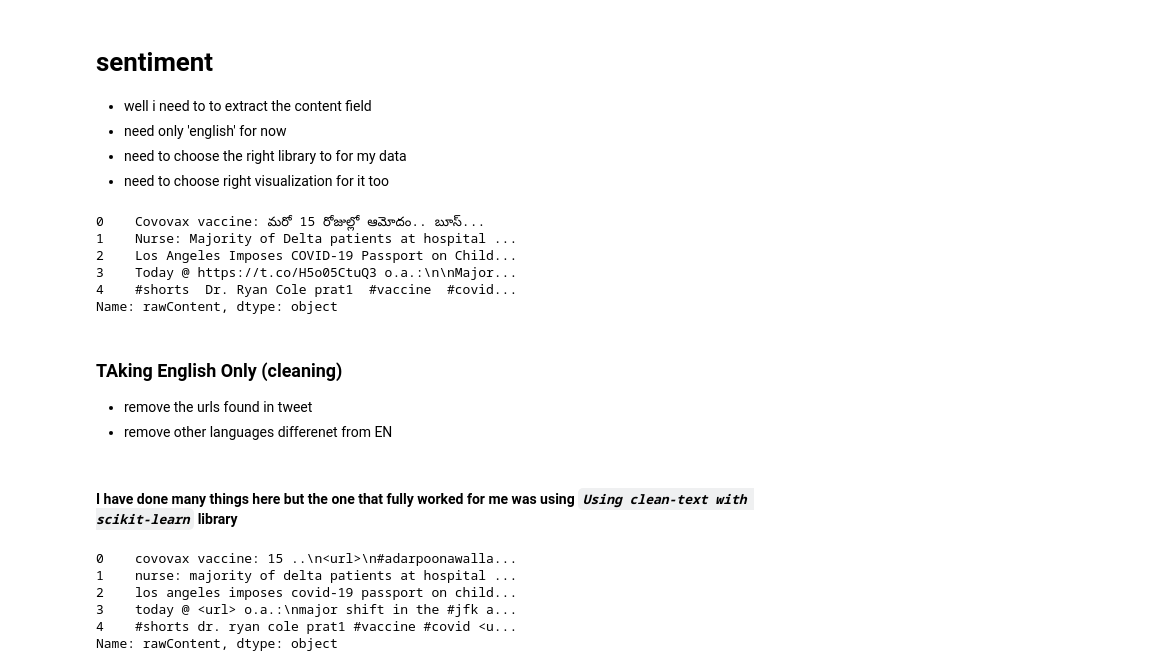
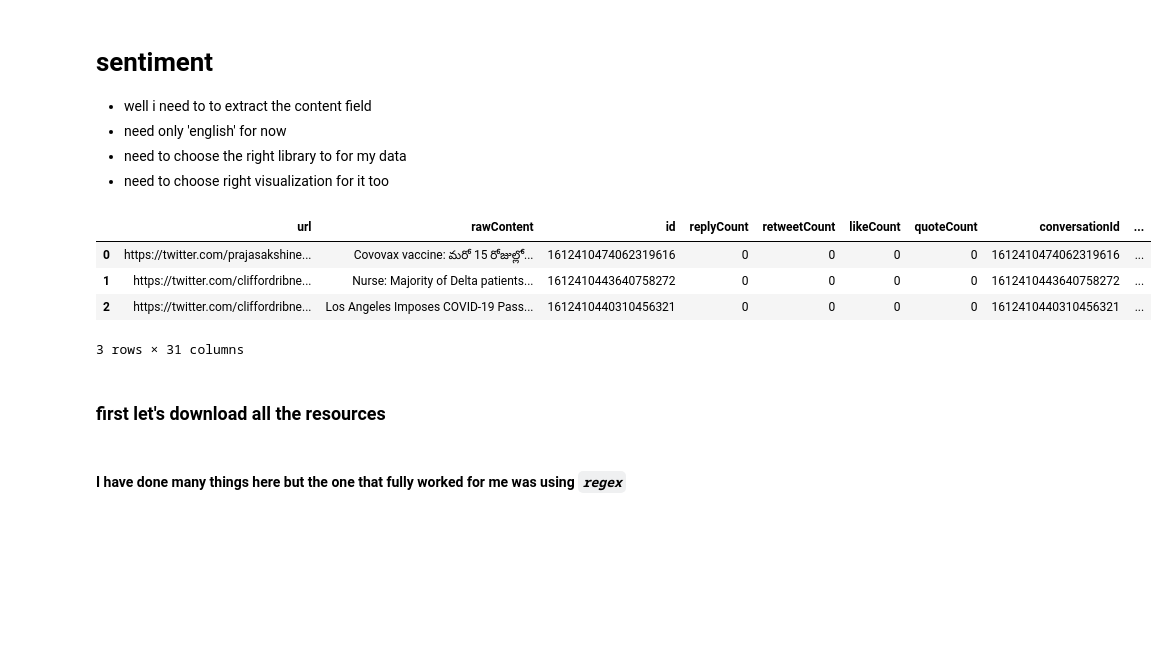
Before and after one commit to leul12/Data_Exploration, a Jupyter notebook: tweet_visulazation.ipynb, the cells around one changed output. Drawn from its saved outputs; the diff is of its cells as text; code cells hidden in the pictures; blank space fills up the shorter version.

```diff
--- a/tweet_visulazation.ipynb
+++ b/tweet_visulazation.ipynb
@@ -125,17 +124,3 @@ px.histogram(df, x='hours', color="hours")
 * need only 'english' for now
 * need to choose the right library to for my data
 * need to choose right visualization for it too
-# %%
-dfs=df['rawContent']
-dfs.head()
-# %% [output]
-0    Covovax vaccine: మ‌రో 15 రోజుల్లో ఆమోదం.. బూస్...
-1    Nurse: Majority of Delta patients at hospital ...
-2    Los Angeles Imposes COVID-19 Passport on Child...
-3    Today @ https://t.co/H5o05CtuQ3 o.a.:\n\nMajor...
-4    #shorts  Dr. Ryan Cole prat1  #vaccine  #covid...
-Name: rawContent, dtype: object
-# %% [markdown]
-### TAking **English** Only (cleaning)
-* remove the urls found in tweet
-* remove other languages differenet from EN
@@ -145,0 +127,11 @@ dfs2=cleaner.transform(dfs)
+# %%
+df['text'] = df['rawContent'].astype(str).str.lower()
+df.head(3)
+# %% [output]
+|  | url | rawContent | id | replyCount | retweetCount | likeCount | quoteCount | conversationId | ... |
+| 0 | https://twitter.com/prajasakshine... | Covovax vaccine: మ‌రో 15 రోజుల్లో... | 1612410474062319616 | 0 | 0 | 0 | 0 | 1612410474062319616 | ... |
+| 1 | https://twitter.com/cliffordribne... | Nurse: Majority of Delta patients... | 1612410443640758272 | 0 | 0 | 0 | 0 | 1612410443640758272 | ... |
+| 2 | https://twitter.com/cliffordribne... | Los Angeles Imposes COVID-19 Pass... | 1612410440310456321 | 0 | 0 | 0 | 0 | 1612410440310456321 | ... |
+3 rows × 31 columns
+# %% [markdown]
+### first let's download all the resources
@@ -146,11 +147,2 @@ dfs2=cleaner.transform(dfs)
 # %% [markdown]
-#### I have done many things here but the one that fully worked for me was using ***`Using clean-text with scikit-learn`*** library
+#### I have done many things here but the one that fully worked for me was using ***`regex`***
-# %%
-dfs2.head()
-# %% [output]
-0    covovax vaccine: 15 ..\n<url>\n#adarpoonawalla...
-1    nurse: majority of delta patients at hospital ...
-2    los angeles imposes covid-19 passport on child...
-3    today @ <url> o.a.:\nmajor shift in the #jfk a...
-4    #shorts dr. ryan cole prat1 #vaccine #covid <u...
-Name: rawContent, dtype: object
```
Also changed, not shown: parts of 23 cells of this notebook.
